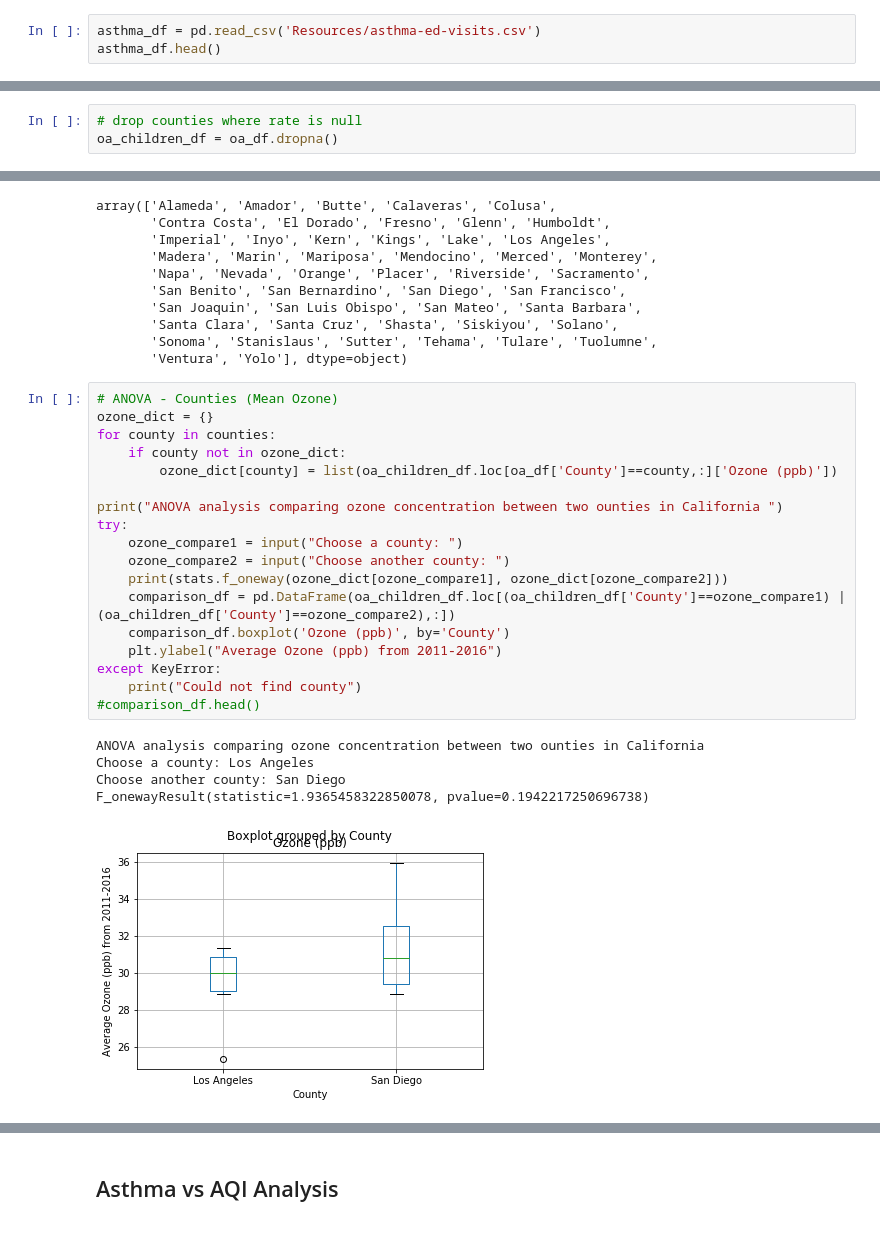
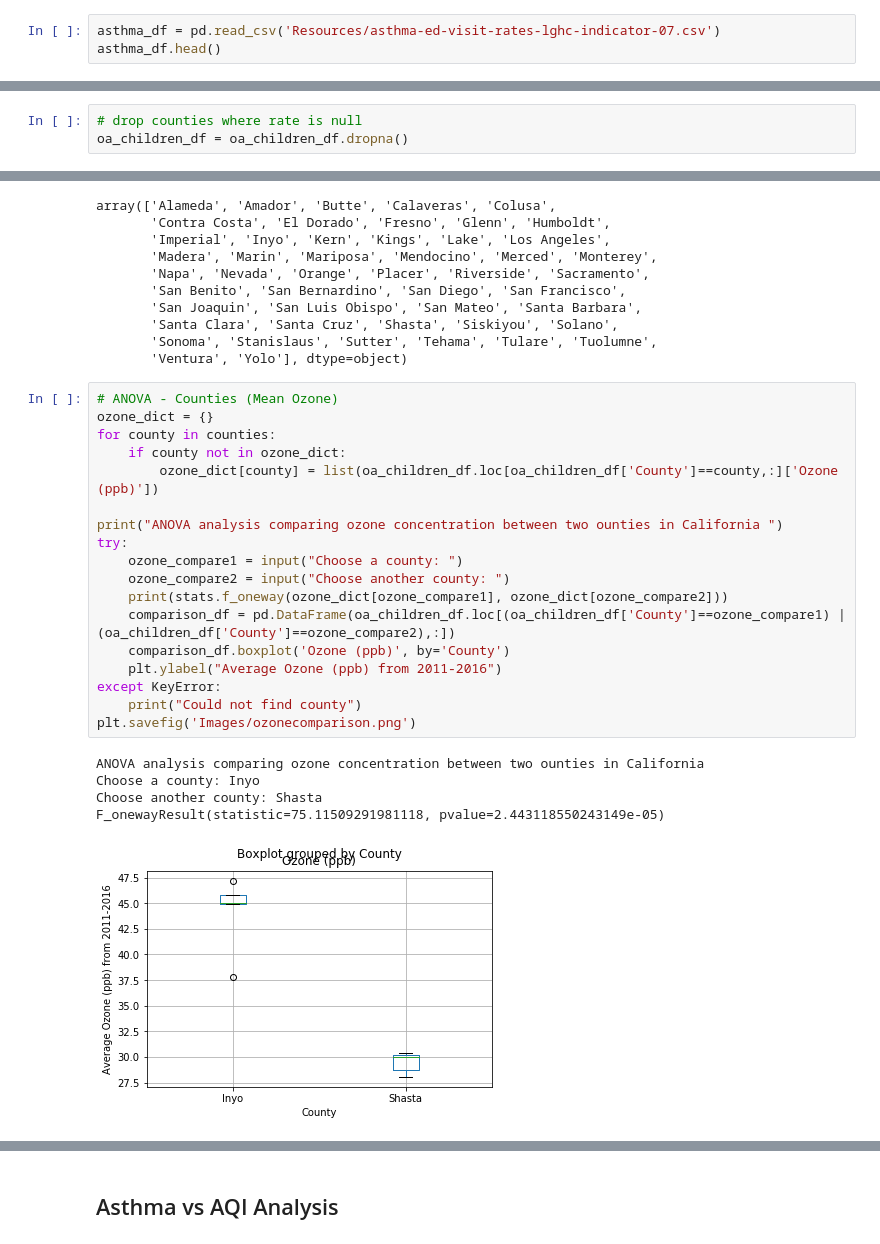
Before and after one commit to shaheen19/Climate-myth, a Jupyter notebook: asthma.ipynb, the cells around one changed output, grey strips where cells are left out. Drawn from its saved outputs; the diff is of its cells as text.

```diff
--- a/asthma.ipynb
+++ b/asthma.ipynb
@@ -145,7 +145,7 @@ ozone_group
 # %% [markdown]
 ## Asthma Data Collection/Cleaning
 # %%
-asthma_df = pd.read_csv('Resources/asthma-ed-visits.csv')
+asthma_df = pd.read_csv('Resources/asthma-ed-visit-rates-lghc-indicator-07.csv')
 asthma_df.head()
 # %% [output]
 |  | LGHC Indicator Name | Geography | Year | Age Group | Strata | Strata Name | Numerator | Rate | ... |
@@ -411,7 +410,7 @@ Rate           2
 dtype: int64
 # %%
 # drop counties where rate is null
-oa_children_df = oa_df.dropna()
+oa_children_df = oa_children_df.dropna()
 # %%
 # merge adult df with ozone data
 oa_adults_df = pd.merge(ozone_group, asthma_adults_group, on=['Year','County'])
@@ -489,27 +488,27 @@ array(['Alameda', 'Amador', 'Butte', 'Calaveras', 'Colusa',
 # %%
 # ANOVA - Counties (Mean Ozone)
 ozone_dict = {}
 for county in counties:
     if county not in ozone_dict:
-        ozone_dict[county] = list(oa_children_df.loc[oa_df['County']==county,:]['Ozone (ppb)'])
+        ozone_dict[county] = list(oa_children_df.loc[oa_children_df['County']==county,:]['Ozone (ppb)'])
 
 print("ANOVA analysis comparing ozone concentration between two ounties in California ")
 try:
     ozone_compare1 = input("Choose a county: ")
     ozone_compare2 = input("Choose another county: ")
     print(stats.f_oneway(ozone_dict[ozone_compare1], ozone_dict[ozone_compare2]))
     comparison_df = pd.DataFrame(oa_children_df.loc[(oa_children_df['County']==ozone_compare1) | (oa_children_df['County']==ozone_compare2),:])
     comparison_df.boxplot('Ozone (ppb)', by='County')
     plt.ylabel("Average Ozone (ppb) from 2011-2016")
 except KeyError:
     print("Could not find county")
-#comparison_df.head()
+plt.savefig('Images/ozonecomparison.png')
 # %% [output]
 ANOVA analysis comparing ozone concentration between two ounties in California
-Choose a county: Los Angeles
-Choose another county: San Diego
-F_onewayResult(statistic=1.9365458322850078, pvalue=0.1942217250696738)
+Choose a county: Inyo
+Choose another county: Shasta
+F_onewayResult(statistic=75.11509291981118, pvalue=2.443118550243149e-05)
-[figure, old version]
+[figure, new version]
 # %%
 # ANOVA - Counties (Mean AQI)
 aqi_dict = {}
```
Also changed, not shown: parts of 23 cells of this notebook, 22 other files.
